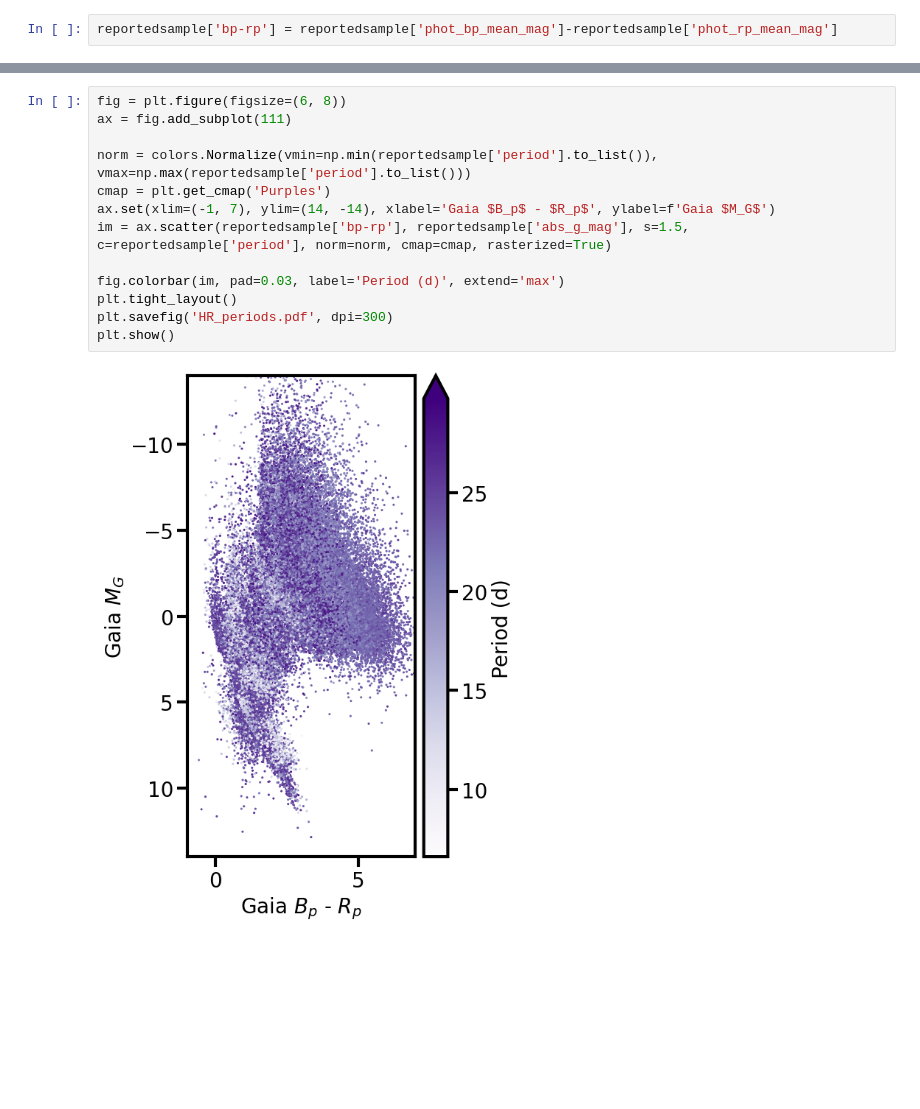
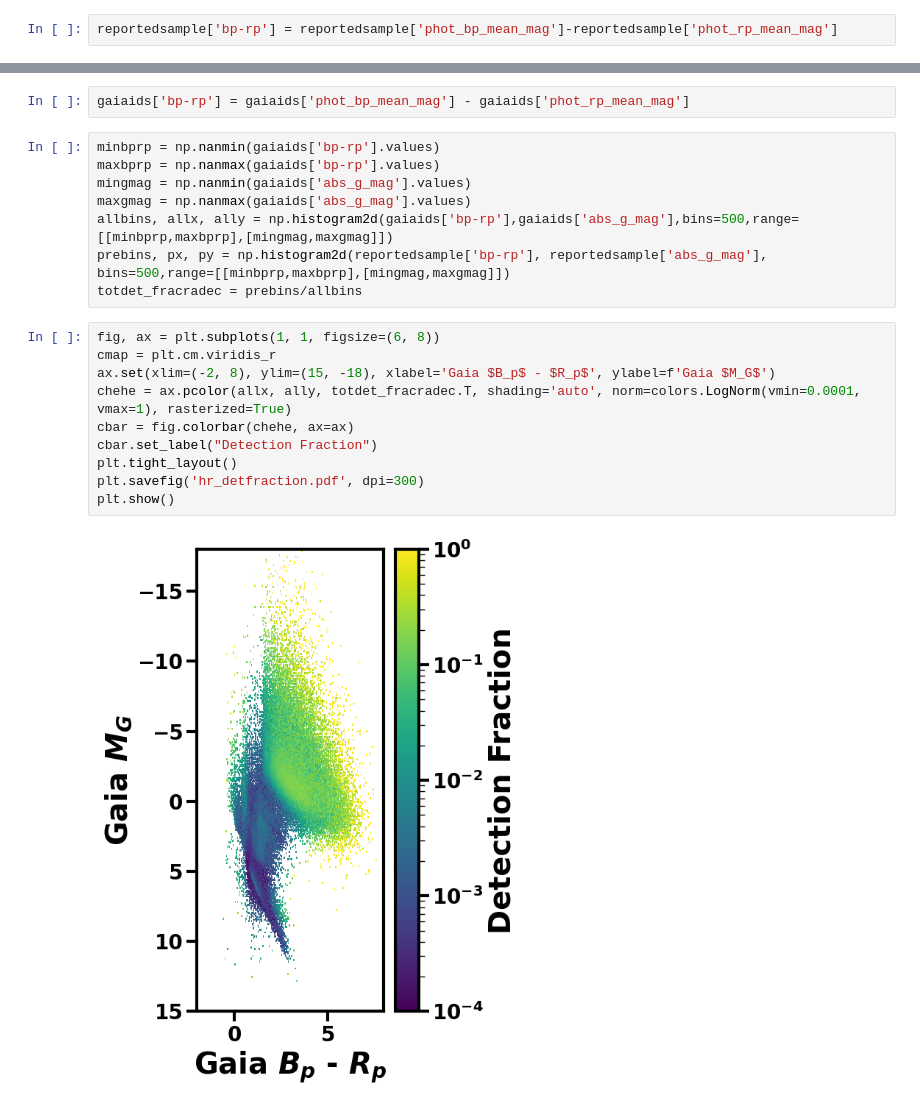
Before and after one commit to m-schochet/asas-sn-cnn, a Jupyter notebook: plots/det_frac_mollweide_hr.ipynb, the cells around one changed output, grey strips where cells are left out. Drawn from its saved outputs; the diff is of its cells as text; blank space fills up the shorter version.

```diff
--- a/plots/det_frac_mollweide_hr.ipynb
+++ b/plots/det_frac_mollweide_hr.ipynb
@@ -54,15 +51,22 @@ plt.show()
-# %%
-fig = plt.figure(figsize=(6, 8))
-ax = fig.add_subplot(111)
-
-norm = colors.Normalize(vmin=np.min(reportedsample['period'].to_list()), vmax=np.max(reportedsample['period'].to_list()))
-cmap = plt.get_cmap('Purples')
-ax.set(xlim=(-1, 7), ylim=(14, -14), xlabel='Gaia $B_p$ - $R_p$', ylabel=f'Gaia $M_G$')
-im = ax.scatter(reportedsample['bp-rp'], reportedsample['abs_g_mag'], s=1.5, c=reportedsample['period'], norm=norm, cmap=cmap, rasterized=True)
-
-fig.colorbar(im, pad=0.03, label='Period (d)', extend='max')
-plt.tight_layout()
-plt.savefig('HR_periods.pdf', dpi=300)
-plt.show()
-# %% [output]
-[figure, removed]
+# %%
+gaiaids['bp-rp'] = gaiaids['phot_bp_mean_mag'] - gaiaids['phot_rp_mean_mag']
+# %%
+minbprp = np.nanmin(gaiaids['bp-rp'].values)
+maxbprp = np.nanmax(gaiaids['bp-rp'].values)
+mingmag = np.nanmin(gaiaids['abs_g_mag'].values)
+maxgmag = np.nanmax(gaiaids['abs_g_mag'].values)
+allbins, allx, ally = np.histogram2d(gaiaids['bp-rp'],gaiaids['abs_g_mag'],bins=500,range=[[minbprp,maxbprp],[mingmag,maxgmag]])
+prebins, px, py = np.histogram2d(reportedsample['bp-rp'], reportedsample['abs_g_mag'], bins=500,range=[[minbprp,maxbprp],[mingmag,maxgmag]])
+totdet_fracradec = prebins/allbins
+# %%
+fig, ax = plt.subplots(1, 1, figsize=(6, 8))
+cmap = plt.cm.viridis_r
+ax.set(xlim=(-2, 8), ylim=(15, -18), xlabel='Gaia $B_p$ - $R_p$', ylabel=f'Gaia $M_G$')
+chehe = ax.pcolor(allx, ally, totdet_fracradec.T, shading='auto', norm=colors.LogNorm(vmin=0.0001, vmax=1), rasterized=True)
+cbar = fig.colorbar(chehe, ax=ax)
+cbar.set_label("Detection Fraction")
+plt.tight_layout()
+plt.savefig('hr_detfraction.pdf', dpi=300)
+plt.show()
+# %% [output]
+[figure, added]
```
Also changed, not shown: parts of 3 cells of this notebook, 2 other files.
